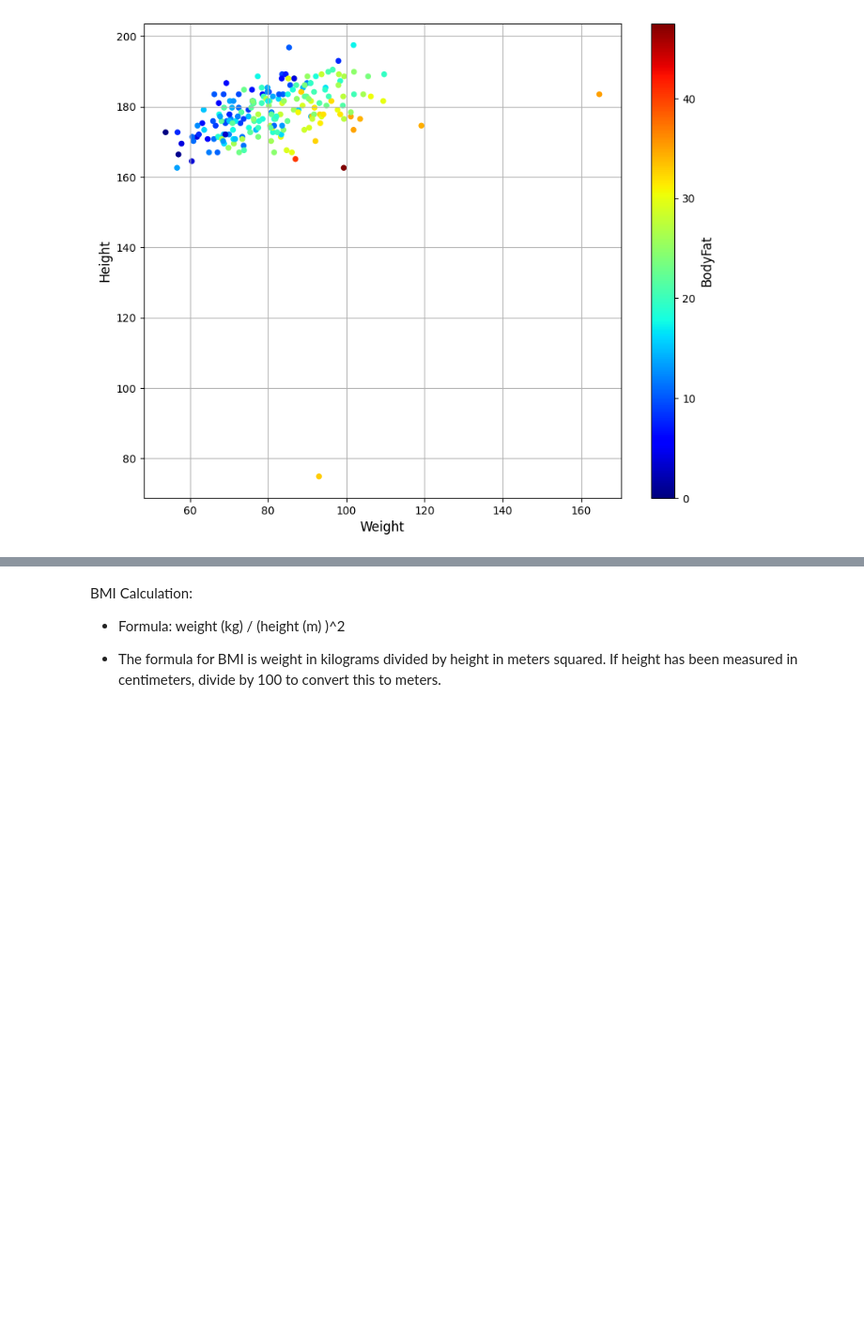
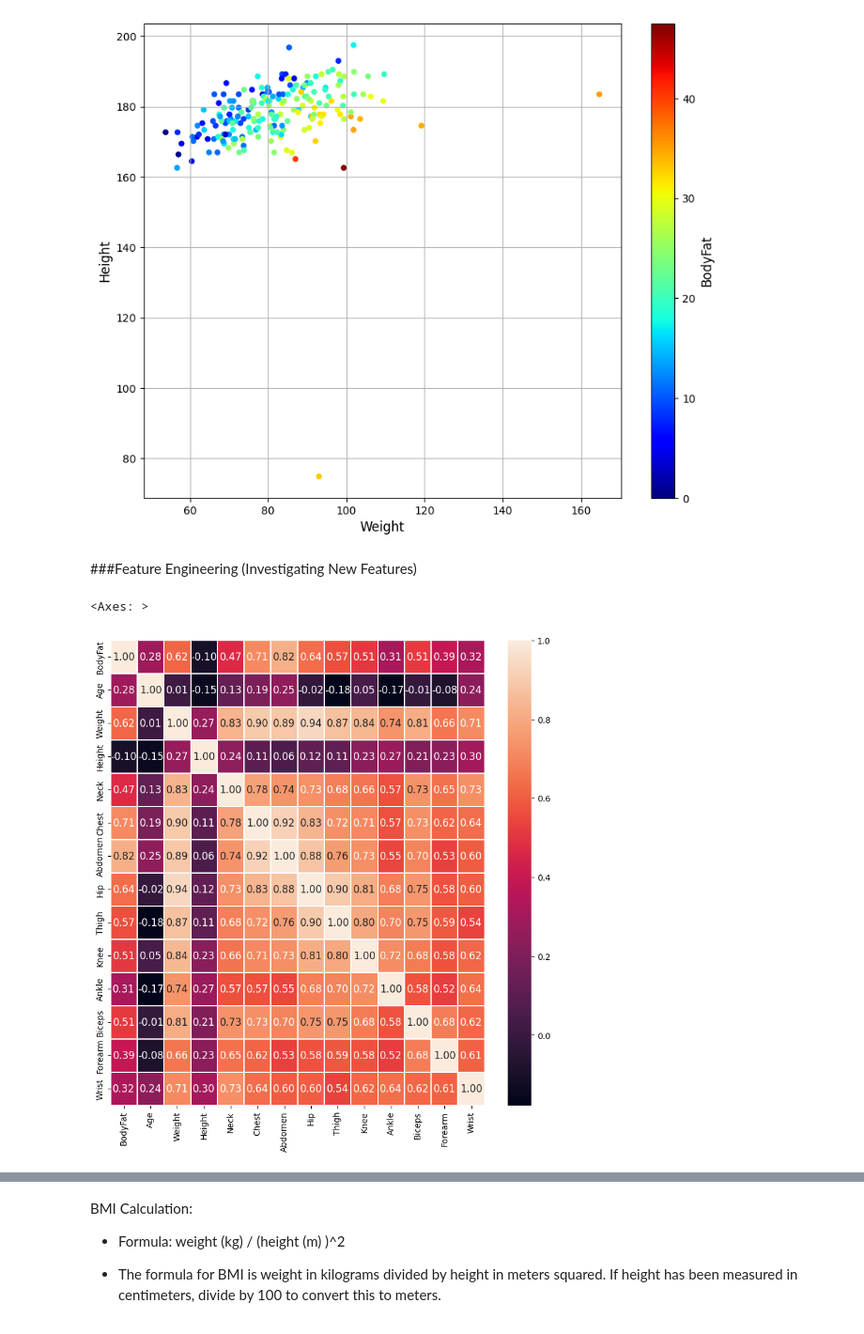
Before and after one commit to MegaSparrow/bodyfat_data_analysis, a Jupyter notebook: BodyFat.ipynb, the cells around one changed output, grey strips where cells are left out. Shown at 94% size. Cells and saved outputs as stored; diff of their text form; code cells hidden in the pictures; blank space fills up the shorter version.

```diff
--- a/BodyFat.ipynb
+++ b/BodyFat.ipynb
@@ -123,3 +125,13 @@ df.plot(kind='scatter', x='Weight', y='Height', grid='True', c='BodyFat', cmap='
 plt.show()
 # %% [output]
 [figure]
+# %% [markdown]
+###Feature Engineering (Investigating New Features)
+# %%
+import seaborn as sns
+
+plt.figure(figsize=(10,10))
+sns.heatmap(df.corr(),annot=True,linewidth=0.3,fmt="0.2f")
+# %% [output]
+<Axes: >
+[figure, added]
```
Also changed, not shown: parts of 39 cells of this notebook.
